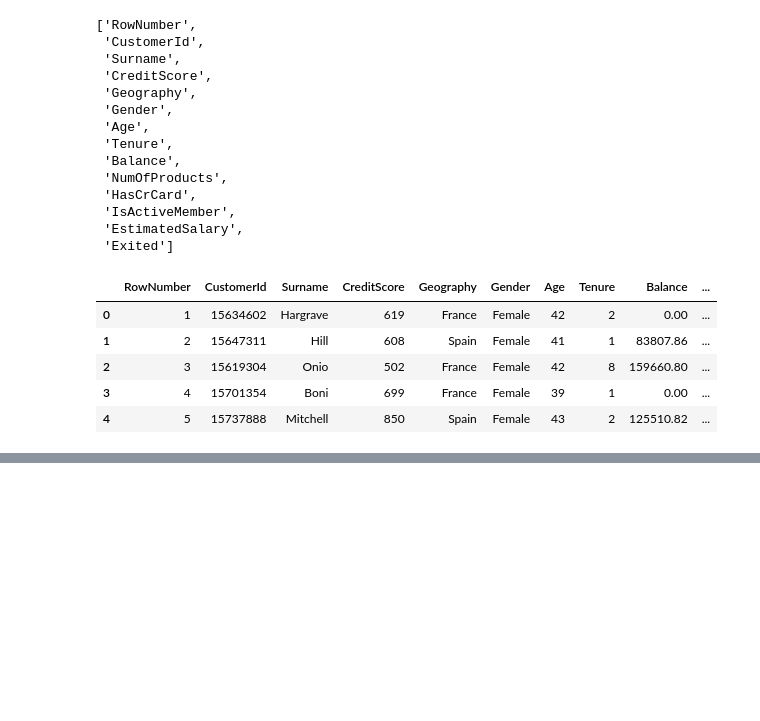
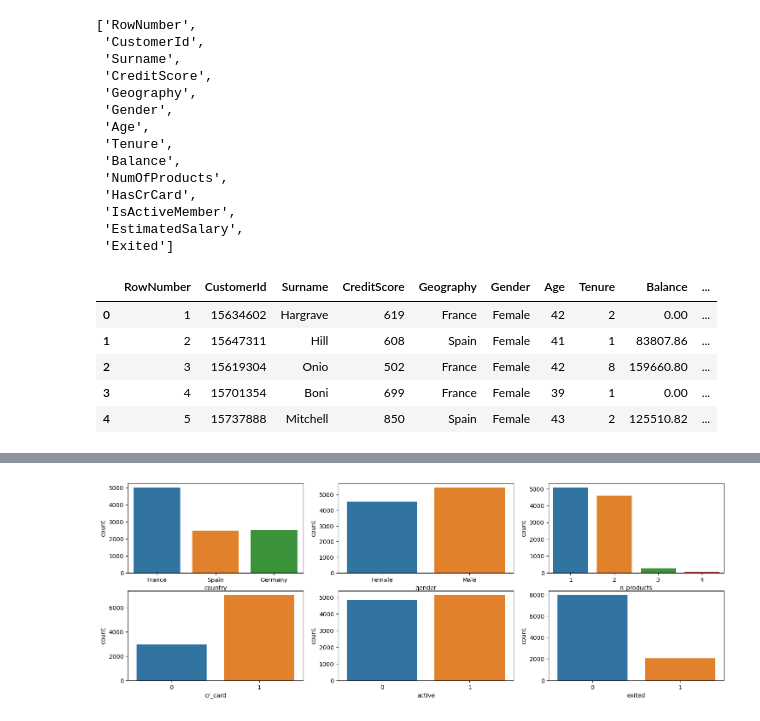
Before and after one commit to castroavila/machine_learning_i, a Jupyter notebook: projeto_aplicado.ipynb, the cells around one changed output, grey strips where cells are left out. Saved outputs shown, nothing was run; the diff lists cells and outputs as text; code cells hidden in the pictures; blank space fills up the shorter version.

```diff
--- a/projeto_aplicado.ipynb
+++ b/projeto_aplicado.ipynb
@@ -43,0 +108,24 @@ plt.show()
+# %%
+fig, ax = plt.subplots(nrows=2, ncols=3, figsize=(18,6))
+
+plt.subplot(2,3,1)
+sns.countplot(x='country', data=dados)
+
+plt.subplot(2,3,2)
+sns.countplot(x='gender', data=dados)
+
+plt.subplot(2,3,3)
+sns.countplot(x='n_products', data=dados)
+
+plt.subplot(2,3,4)
+sns.countplot(x='cr_card', data=dados)
+
+plt.subplot(2,3,5)
+sns.countplot(x='active', data=dados)
+
+plt.subplot(2,3,6)
+sns.countplot(x='exited', data=dados)
+
+plt.show()
+# %% [output]
+[figure, added]
```
Also changed, not shown: parts of 13 cells of this notebook.
